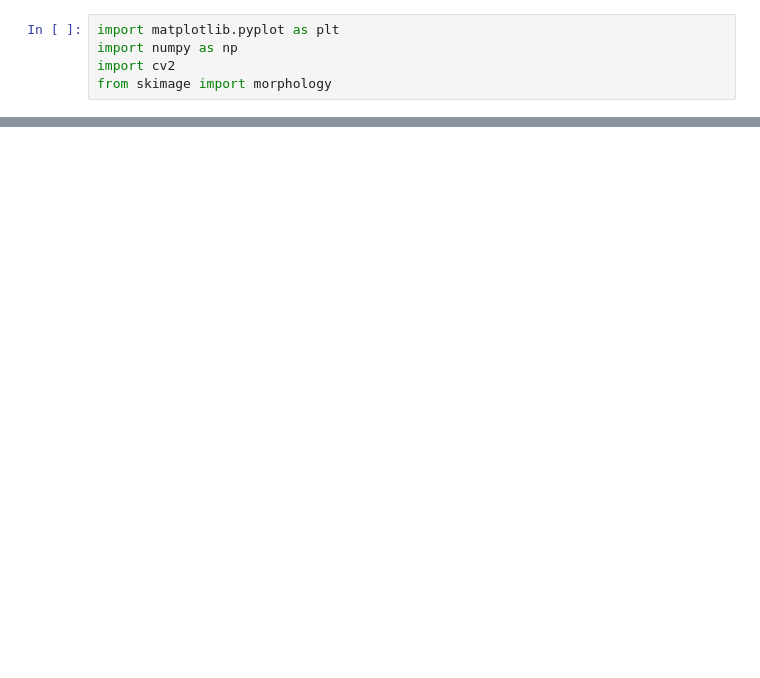
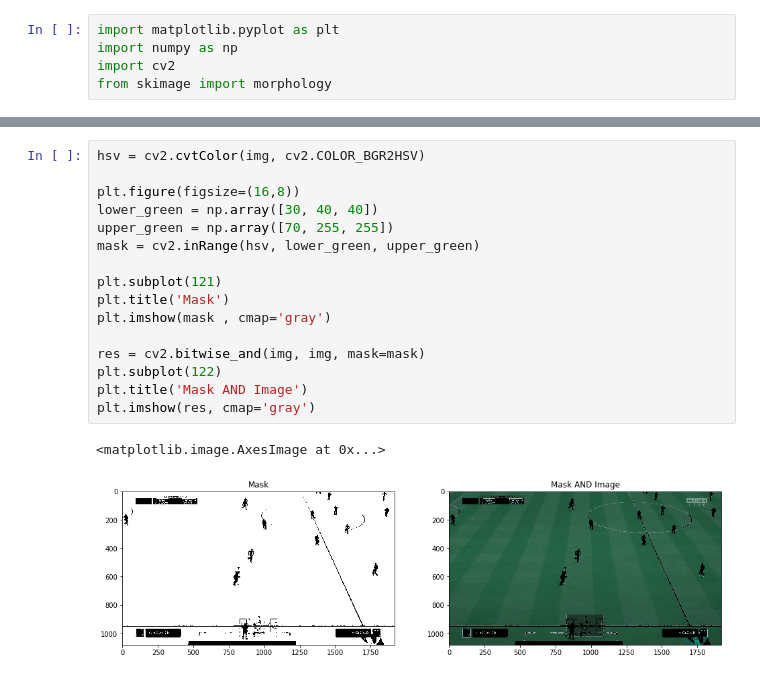
Before and after one commit to JVGC/Players-Segmentation-in-Soccer-Game-Images, a Jupyter notebook: notebooks/Players Detection.ipynb, the cells around one changed output, grey strips where cells are left out. Drawn from its saved outputs; the diff is of its cells as text; blank space fills up the shorter version.

```diff
--- a/notebooks/Players Detection.ipynb
+++ b/notebooks/Players Detection.ipynb
@@ -14,0 +19,19 @@ plt.imshow(cv2.cvtColor(img, cv2.COLOR_BGR2RGB))
+# %%
+hsv = cv2.cvtColor(img, cv2.COLOR_BGR2HSV)
+
+plt.figure(figsize=(16,8))
+lower_green = np.array([30, 40, 40])
+upper_green = np.array([70, 255, 255])
+mask = cv2.inRange(hsv, lower_green, upper_green)
+
+plt.subplot(121)
+plt.title('Mask')
+plt.imshow(mask , cmap='gray')
+
+res = cv2.bitwise_and(img, img, mask=mask)
+plt.subplot(122)
+plt.title('Mask AND Image')
+plt.imshow(res, cmap='gray')
+# %% [output]
+<matplotlib.image.AxesImage at 0x...>
+[figure, added]
```
Also changed, not shown: parts of 17 cells of this notebook, 11 other files.
